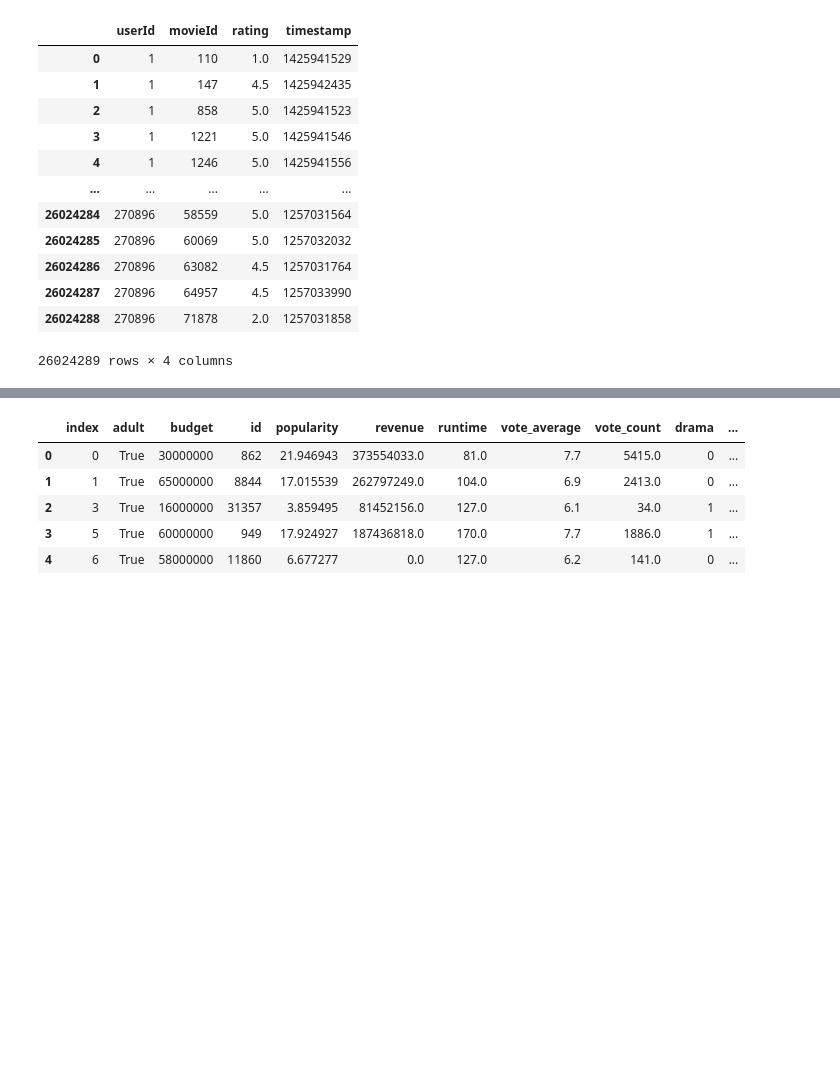
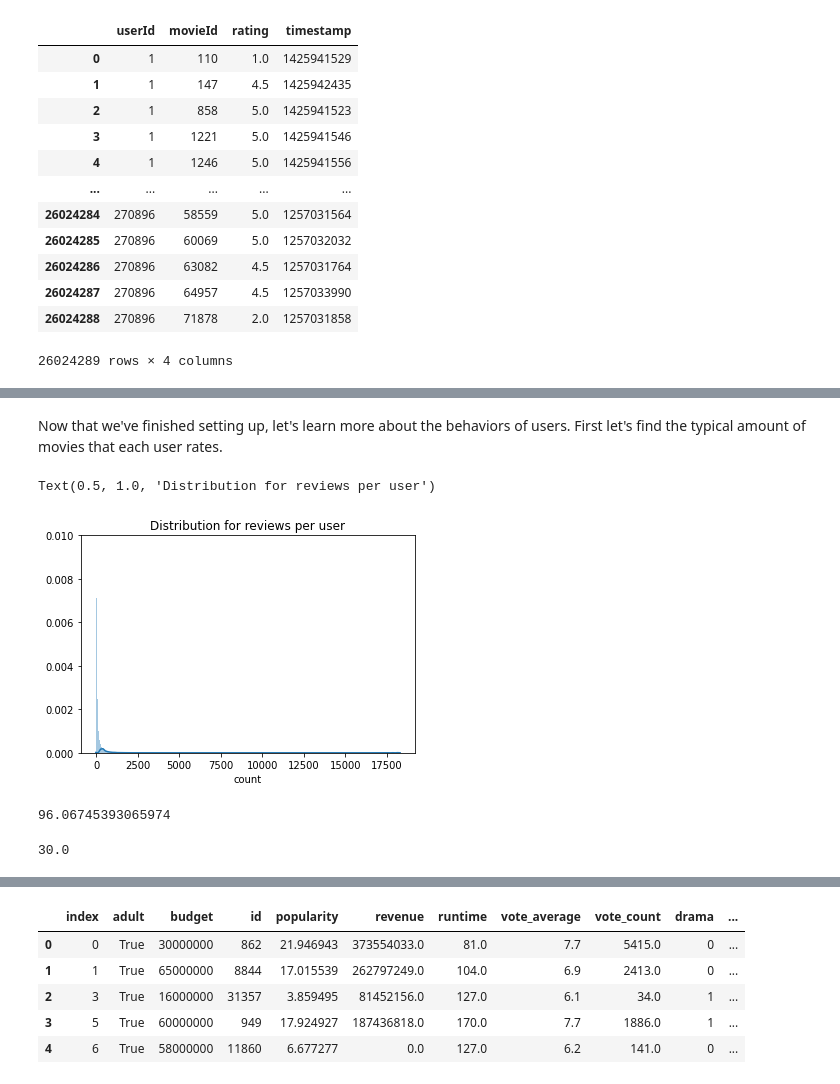
Before and after one commit to kevc528/MovieDatasetAnalysis, a Jupyter notebook: KevinChen_MoviesNotebook.ipynb, the cells around one changed output, grey strips where cells are left out. Saved outputs shown, nothing was run; the diff lists cells and outputs as text; code cells hidden in the pictures; blank space fills up the shorter version.

```diff
--- a/KevinChen_MoviesNotebook.ipynb
+++ b/KevinChen_MoviesNotebook.ipynb
@@ -326,0 +401,28 @@ ratings_df
+# %% [markdown]
+Now that we've finished setting up, let's learn more about the behaviors of users. First let's find the typical amount of movies that each user rates.
+# %%
+q = '''
+SELECT * FROM user_ratings_df
+ORDER BY count DECR
+'''
+
+user_ratings_df = sqldf(q)
+user_ratings_df
+# %%
+plt = sns.distplot(user_ratings_df['count'], bins=800)
+# plt.set(xlim=(0,800))
+plt.set(ylim=(0,0.01))
+plt.set_title('Distribution for reviews per user')
+# %% [output]
+Text(0.5, 1.0, 'Distribution for reviews per user')
+[figure, added]
+# %%
+rating_count_average = user_ratings_df['count'].mean()
+rating_count_average
+# %% [output]
+96.06745393065974
+# %%
+rating_count_med = user_ratings_df['count'].median()
+rating_count_med
+# %% [output]
+30.0
```
Also changed, not shown: parts of 43 cells of this notebook.
